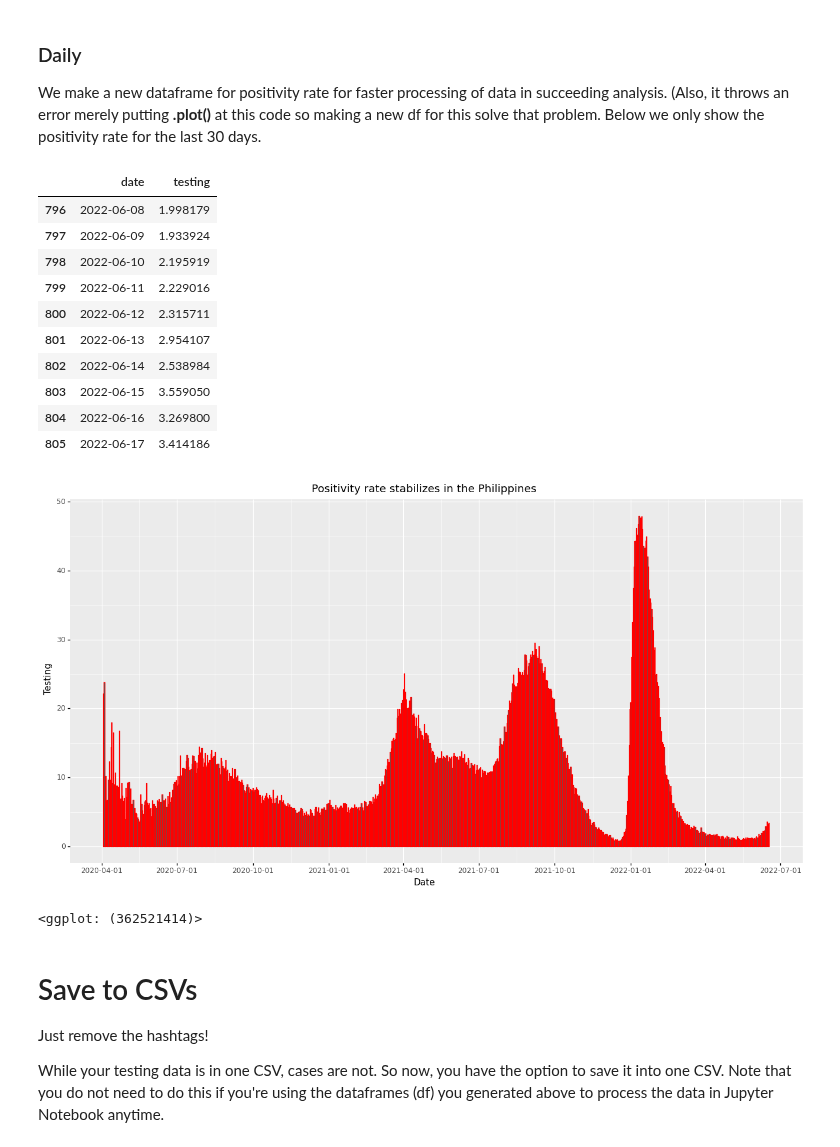
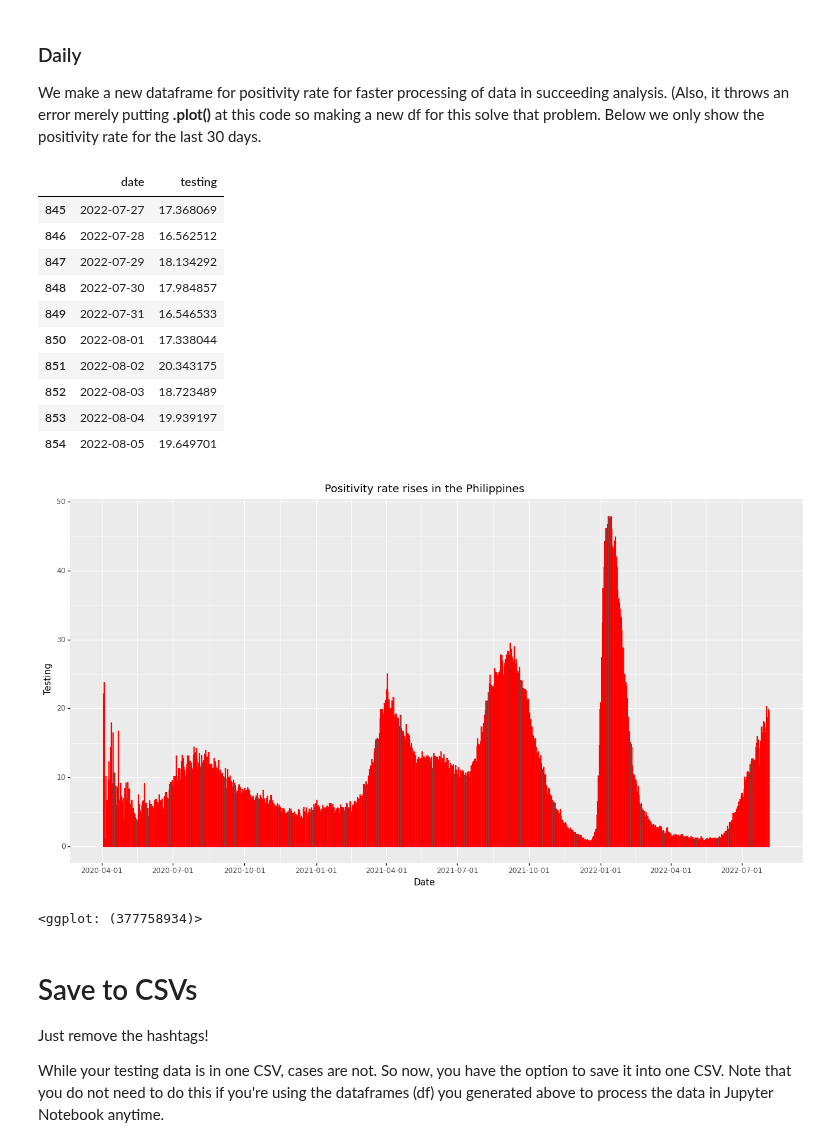
Before and after one commit to pmagtulis/covid-ph, a Jupyter notebook: covid-philippines.ipynb, the cells around one changed output. Drawn from its saved outputs; the diff is of its cells as text; code cells hidden in the pictures.

Commit message:
Updated data: August 6, 2022

```diff
--- a/covid-philippines.ipynb
+++ b/covid-philippines.ipynb
@@ -568,7 +534,7 @@ You can check whether they have a significant impact on the broader picture by r
 Try this:
 df[df.daily_output_unique_individuals.isna()]
 # %%
-df_test = pd.read_csv("DOH COVID Data Drop_ 20220618 - 07 Testing Aggregates.csv")
+df_test = pd.read_csv("DOH COVID Data Drop_ 20220806 - 07 Testing Aggregates.csv")
 df_test
 # %% [output]
 |  | facility_name | report_date | avg_turnaround_time | daily_output_samples_tested | daily_output_unique_individuals | ... |
@@ -874,13 +872,13 @@ df_pos2.columns = ['date', 'testing']
 df_pos2.tail(10)
 # %% [output]
 |  | date | testing |
-| 796 | 2022-06-08 | 1.998179 |
-| 797 | 2022-06-09 | 1.933924 |
-| 798 | 2022-06-10 | 2.195919 |
-| 799 | 2022-06-11 | 2.229016 |
-| 800 | 2022-06-12 | 2.315711 |
-| 801 | 2022-06-13 | 2.954107 |
-| 802 | 2022-06-14 | 2.538984 |
-| 803 | 2022-06-15 | 3.559050 |
-| 804 | 2022-06-16 | 3.269800 |
-| 805 | 2022-06-17 | 3.414186 |
+| 845 | 2022-07-27 | 17.368069 |
+| 846 | 2022-07-28 | 16.562512 |
+| 847 | 2022-07-29 | 18.134292 |
+| 848 | 2022-07-30 | 17.984857 |
+| 849 | 2022-07-31 | 16.546533 |
+| 850 | 2022-08-01 | 17.338044 |
+| 851 | 2022-08-02 | 20.343175 |
+| 852 | 2022-08-03 | 18.723489 |
+| 853 | 2022-08-04 | 19.939197 |
+| 854 | 2022-08-05 | 19.649701 |
@@ -887,13 +887,13 @@ df_pos2.tail(10)
 # %%
 (
     ggplot(df_pos2, aes('date', 'testing')) +
            geom_col(color="red", stat="identity") +
            theme(figure_size=(16,8)) +
-           labs(x= "Date", y="Testing", title="Positivity rate stabilizes in the Philippines")
+           labs(x= "Date", y="Testing", title="Positivity rate rises in the Philippines")
 )
 # %% [output]
-[figure, old version]
+[figure, new version]
-<ggplot: (362521414)>
+<ggplot: (377758934)>
 # %% [markdown]
 # Save to CSVs
 
```
Also changed, not shown: parts of 49 cells of this notebook.
